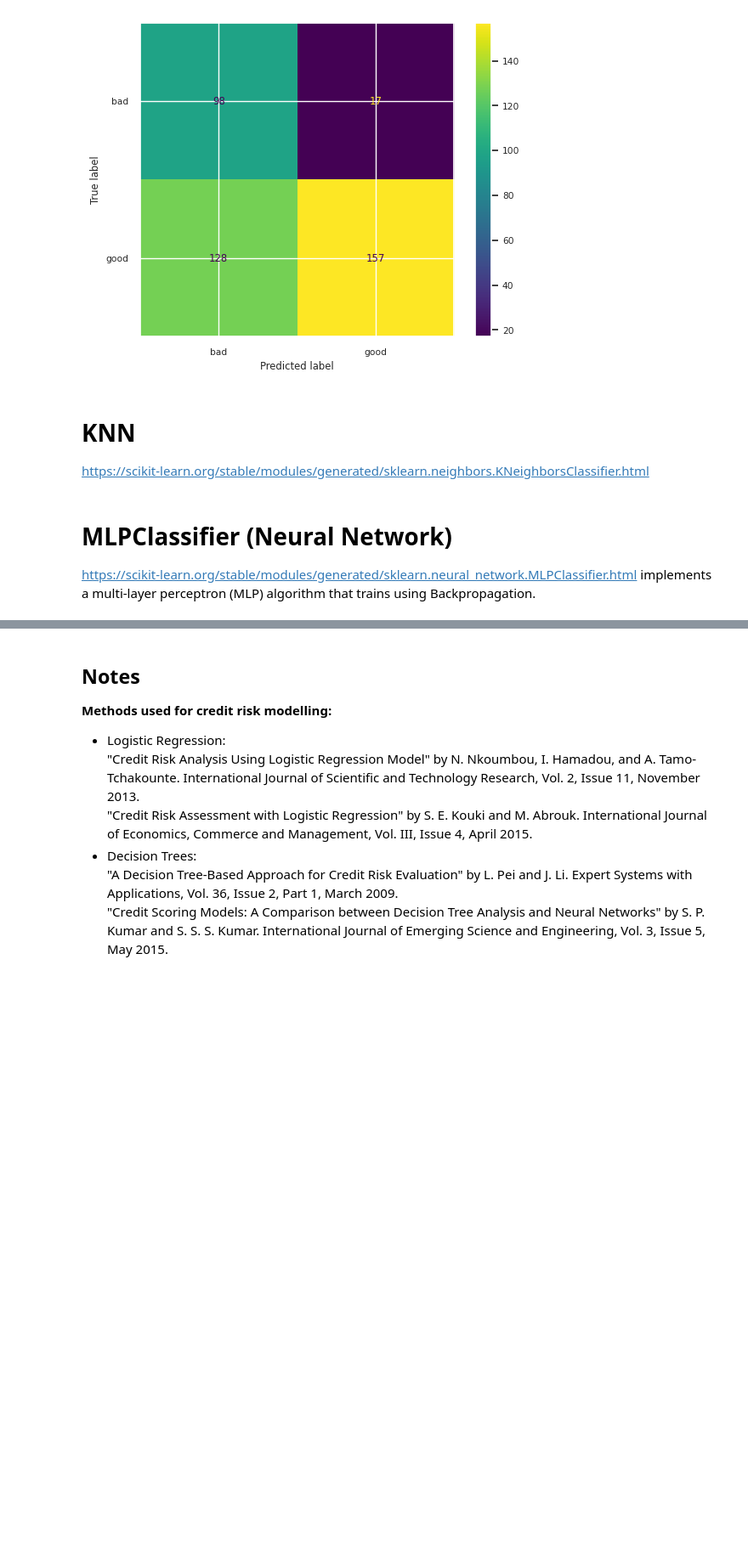
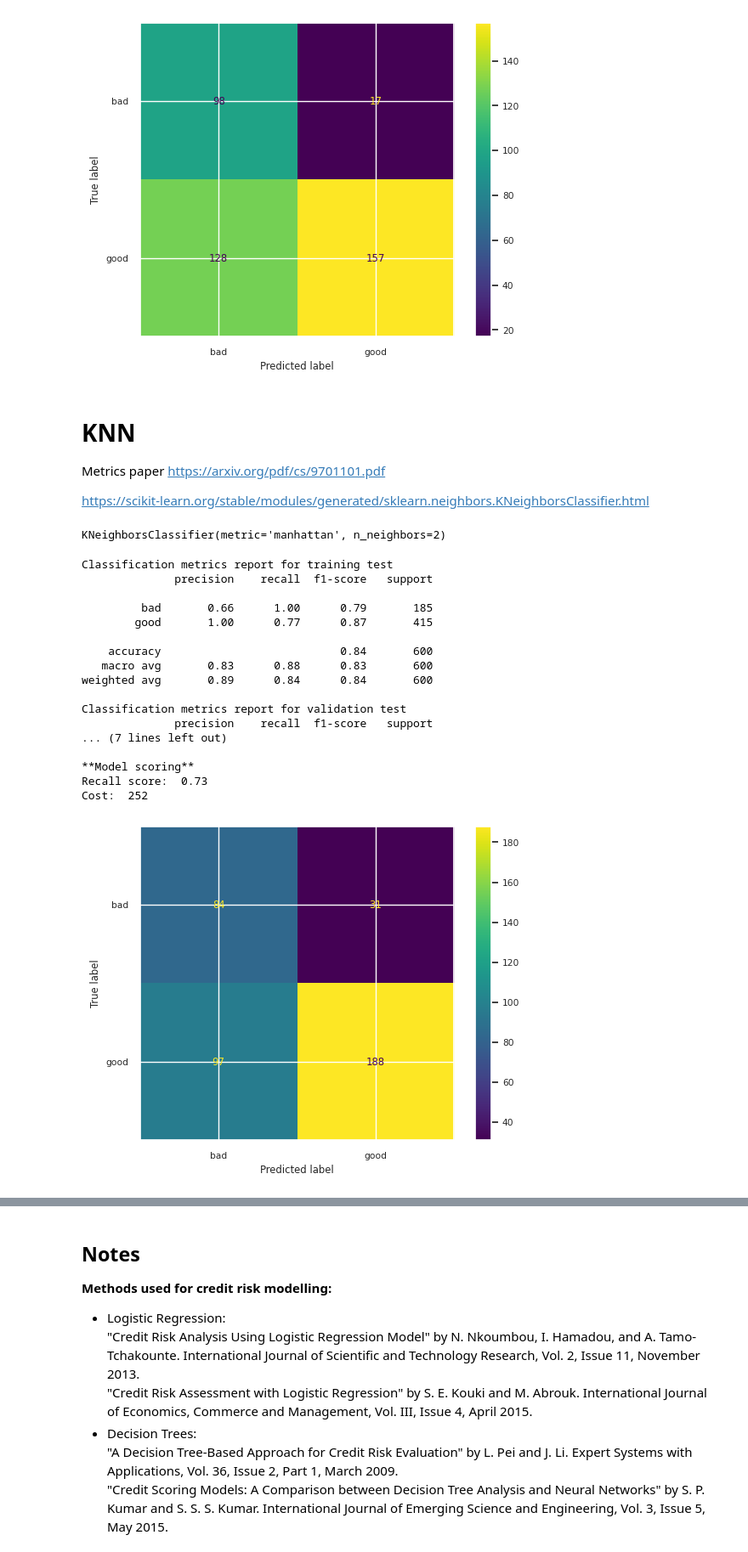
Before and after one commit to mimi-1/DataProjects, a Jupyter notebook: MLProject.ipynb, the cells around one changed output, grey strips where cells are left out. Shown: that part at 85% size. Drawn from its saved outputs; the diff is of its cells as text; code cells hidden in the pictures; blank space fills up the shorter version.

```diff
--- a/MLProject.ipynb
+++ b/MLProject.ipynb
@@ -631,26 +682,22 @@ Number of features selected:  9
 
 def cost_sensitive_score(y_true, y_pred):
     cost_matrix = np.array([[0, 5], [1, 0]]) # Define the cost matrix
-    tn, fp, fn, tp = confusion_matrix(y_true, y_pred,labels=classes).ravel()
+    tn, fp, fn, tp = metrics.confusion_matrix(y_true, y_pred,labels=classes).ravel()
     cost = cost_matrix[0,1] * fp + cost_matrix[1,0] * fn
     return cost
 
-cost_sensitive_scorer = make_scorer(cost_sensitive_score, greater_is_better=False)
+cost_sensitive_scorer = metrics.make_scorer(cost_sensitive_score, greater_is_better=False)
 
-# from sklearn.metrics import fbeta_score, make_scorer, recall_score
-# f5_scorer = make_scorer(fbeta_score, beta=5, pos_label= 'bad')
-
-## Need to define probability scorer too
+## ????? Need to define probability scorer too
 # %% [markdown]
 #CART DecisionTreeClassifier
 # %%
 # Grid Search with Cross Validation for DecisionTreeClassifer
-from sklearn.model_selection import GridSearchCV
+
 # Create the parameter grid based on the results of random search
 # see documentation for
 
-train_X, valid_X, train_y, valid_y = train_test_split(X, y, test_size=0.4, random_state=1)
-param_TreeClassifier = {
+params = {
     'criterion': ['gini', 'entropy', 'log_loss'], #The function to measure the quality of a split
     'max_depth': [2, 5, 7, 13, 30],
     'min_samples_split': [2, 8, 10, 12],  #The minimum number of samples required to split an internal node, we havew relatively small sample  of  0.6*1000 = 600 records
@@ -661,7 +708,7 @@ param_TreeClassifier = {
 classTree = DecisionTreeClassifier()
 
 # Instantiate the grid search model
-grid_search = GridSearchCV(estimator = classTree, param_grid = param_TreeClassifier, verbose=1, scoring=cost_sensitive_scorer) #change verbose for more info
+grid_search = GridSearchCV(estimator = classTree, param_grid = params, verbose=1, scoring=cost_sensitive_scorer) #change verbose for more info
 grid_search.fit(train_X, train_y)
 
 classTree_param_win = grid_search.best_params_
@@ -884,5 +870,8 @@ Cost:  213
 [figure]
 # %% [markdown]
 # KNN
+Metrics paper
+https://arxiv.org/pdf/cs/9701101.pdf
+
 
 https://scikit-learn.org/stable/modules/generated/sklearn.neighbors.KNeighborsClassifier.html
@@ -891,4 +878,45 @@ https://scikit-learn.org/stable/modules/generated/sklearn.neighbors.KNeighborsCl
-# %% [markdown]
-# MLPClassifier (Neural Network)
-https://scikit-learn.org/stable/modules/generated/sklearn.neural_network.MLPClassifier.html
-implements a multi-layer perceptron (MLP) algorithm that trains using Backpropagation.
+# %%
+# tune parameters of KNN
+n_neighbors_options=[i for i in range(2,10)]
+params = {
+    'n_neighbors':n_neighbors_options,
+    'algorithm': ['auto', 'ball_tree', 'kd_tree', 'brute'],
+    'weights': ['uniform','distance'],
+    'metric': ['manhattan'],
+}
+
+# Create a based model
+classKNN = KNeighborsClassifier()
+
+# Instantiate the grid search model
+grid_search = GridSearchCV(estimator = classKNN, param_grid = params, scoring=cost_sensitive_scorer)
+
+grid_search.fit(train_X, train_y)
+classKNN_param_win = grid_search.best_params_
+
+classKNN_win = grid_search.best_estimator_ #returns classifier
+print(classKNN_win)
+# %% [output]
+KNeighborsClassifier(metric='manhattan', n_neighbors=2)
+# %%
+# Score KNN
+class_scoring(classKNN_win)
+# %% [output]
+Classification metrics report for training test
+              precision    recall  f1-score   support
+
+         bad       0.66      1.00      0.79       185
+        good       1.00      0.77      0.87       415
+
+    accuracy                           0.84       600
+   macro avg       0.83      0.88      0.83       600
+weighted avg       0.89      0.84      0.84       600
+
+Classification metrics report for validation test
+              precision    recall  f1-score   support
+... (7 lines left out)
+
+**Model scoring**
+Recall score:  0.73
+Cost:  252
+[figure, added]
```
Also changed, not shown: parts of 29 cells of this notebook.
